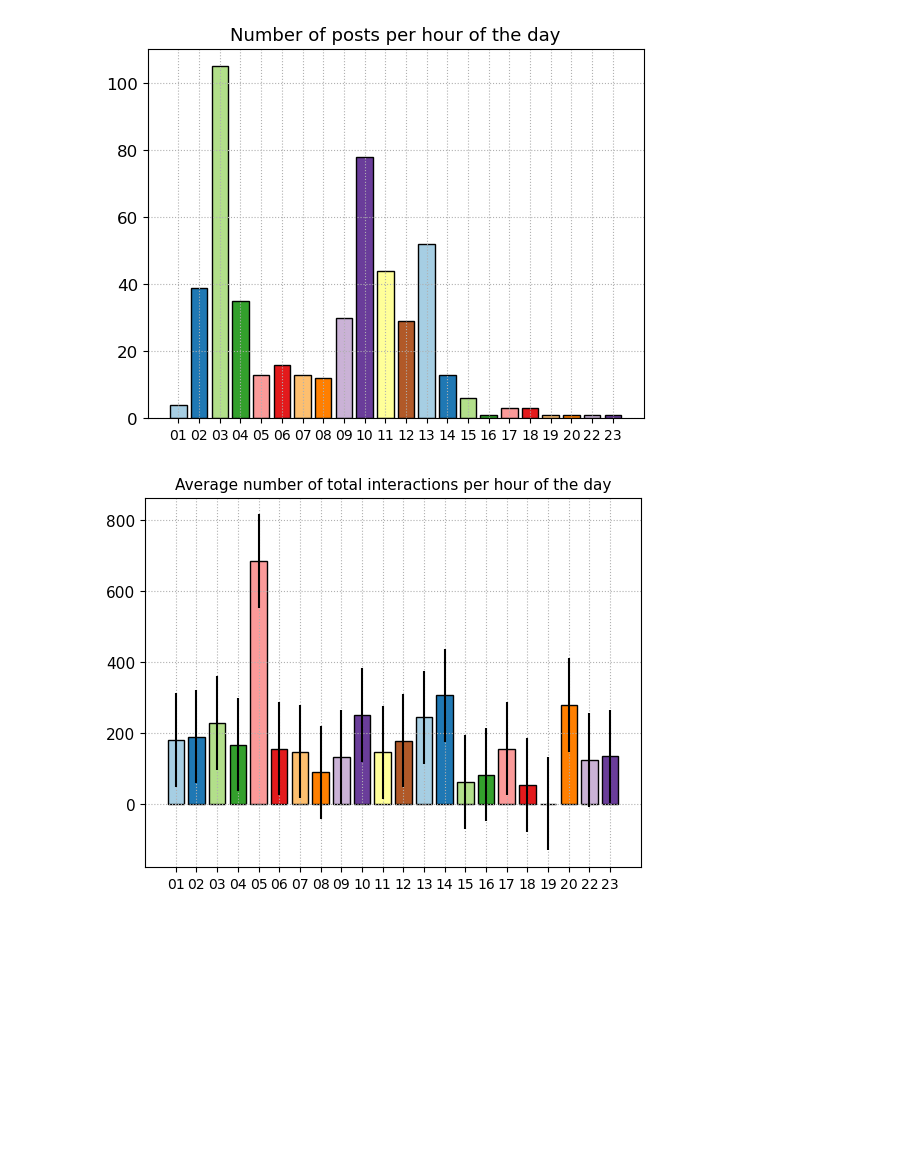
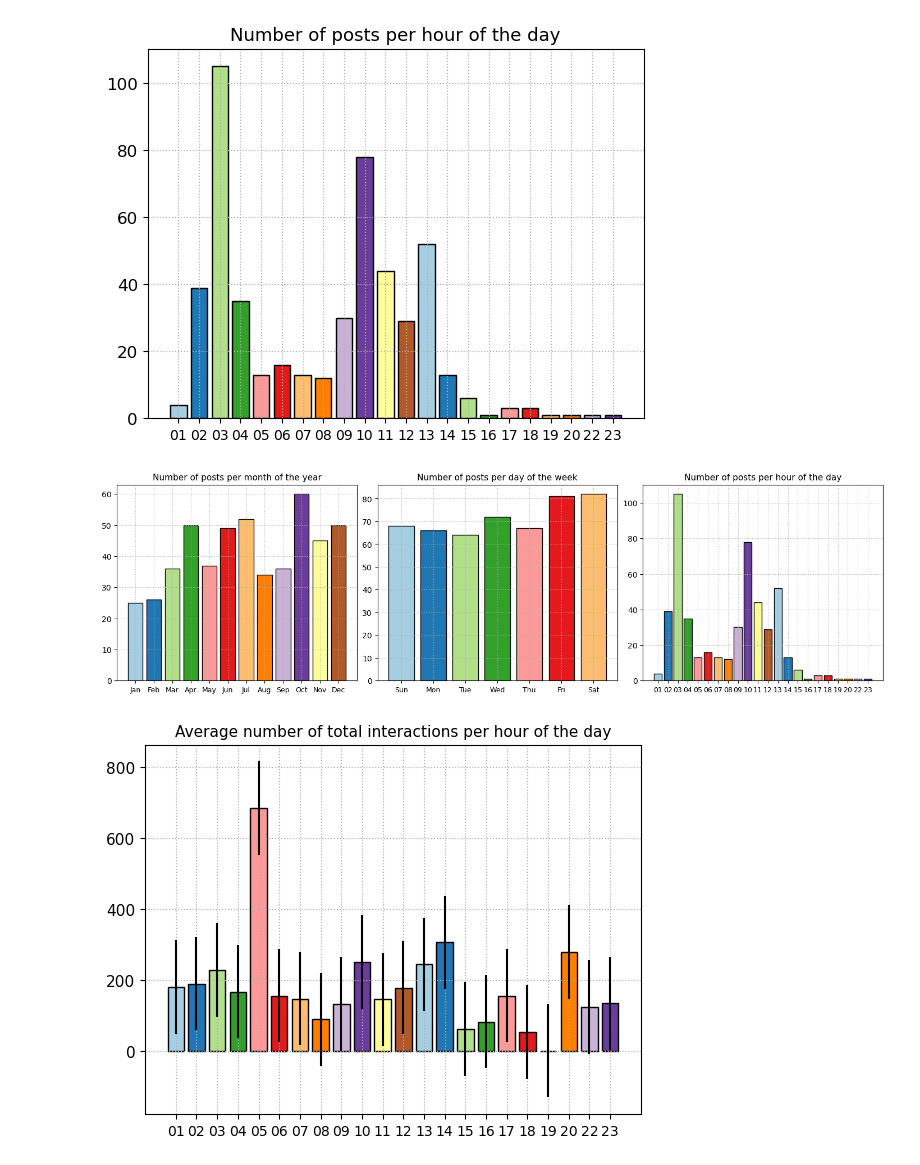
Before and after one commit to capac/facebook-metrics-data-set, a Jupyter notebook: fb_metrics.ipynb, the cells around one changed output. Drawn from its saved outputs; the diff is of its cells as text; code cells hidden in the pictures; blank space fills up the shorter version.

Commit message:
Day of month, day of week, hour of day in one plot

```diff
--- a/fb_metrics.ipynb
+++ b/fb_metrics.ipynb
@@ -149,6 +149,42 @@ plt.grid(linestyle=':')
 plt.savefig('plots/number_of_posts_per_hour_of_day.png', dpi=288, bbox_inches='tight');
 # %% [output]
 [figure]
+# %%
+# data for first plot
+month_data = fb_df['Post Month'].value_counts(sort=False)
+sorted_index_m = [str(x).zfill(2) for x in list(month_data.index)]
+month_data_new = pd.concat([pd.Series(sorted_index_m), pd.Series(month_data.values)], axis=1)
+month_data_new.rename(columns={0: 'Index', 1:'Frequency'}, inplace=True)
+month_data_new.sort_values(by='Index', inplace=True)
+# data for second plot
+day_data = fb_df[['Post Weekday']].value_counts(sort=False).sort_index().reset_index()
+day_data.rename(columns={'Post Weekday': 'Index', 0:'Frequency'}, inplace=True)
+# data for third plot
+hour_data = fb_df['Post Hour'].value_counts(sort=False)
+sorted_index_h = [x.zfill(2) for x in list(hour_data.index)]
+hour_data_new  = pd.concat([pd.Series(sorted_index_h), pd.Series(hour_data.values)], axis=1)
+hour_data_new.rename(columns={0: 'Index', 1:'Frequency'}, inplace=True)
+hour_data_new.sort_values(by='Index', inplace=True)
+
+df_list = [month_data_new, day_data, hour_data_new]
+months=['Jan', 'Feb', 'Mar', 'Apr', 'May', 'Jun', 'Jul',\
+        'Aug', 'Sep', 'Oct', 'Nov', 'Dec']
+days = ['Sun', 'Mon', 'Tue', 'Wed', 'Thu', 'Fri', 'Sat']
+labels_list = [months, days, hour_data_new.Index]
+titles_list = ['Number of posts per month of the year',
+               'Number of posts per day of the week',
+               'Number of posts per hour of the day',
+               ]
+
+fig, axes = plt.subplots(nrows=1, ncols=3, figsize=(14, 4), layout='constrained')
+for ax, df, lb, tt in zip(axes.flat, df_list, labels_list, titles_list):
+        ax.bar(x=df.Index, height=df.Frequency, color=plt.cm.Paired.colors, edgecolor='k')
+        ax.set_xticks(ticks=df.Index, labels=lb, fontsize=9)
+        ax.set_title(tt, fontsize=11)
+        ax.grid(linestyle=':')
+fig.savefig('plots/number_of_posts.png', dpi=288, bbox_inches='tight');
+# %% [output]
+[figure, added]
 # %%
 tot_int_ph = fb_df['Total Interactions'].groupby(fb_df['Post Hour']).mean()
 sorted_index = [str(x).zfill(2) for x in list(tot_int_ph.index)]
```
Also changed, not shown: 1 other file.
